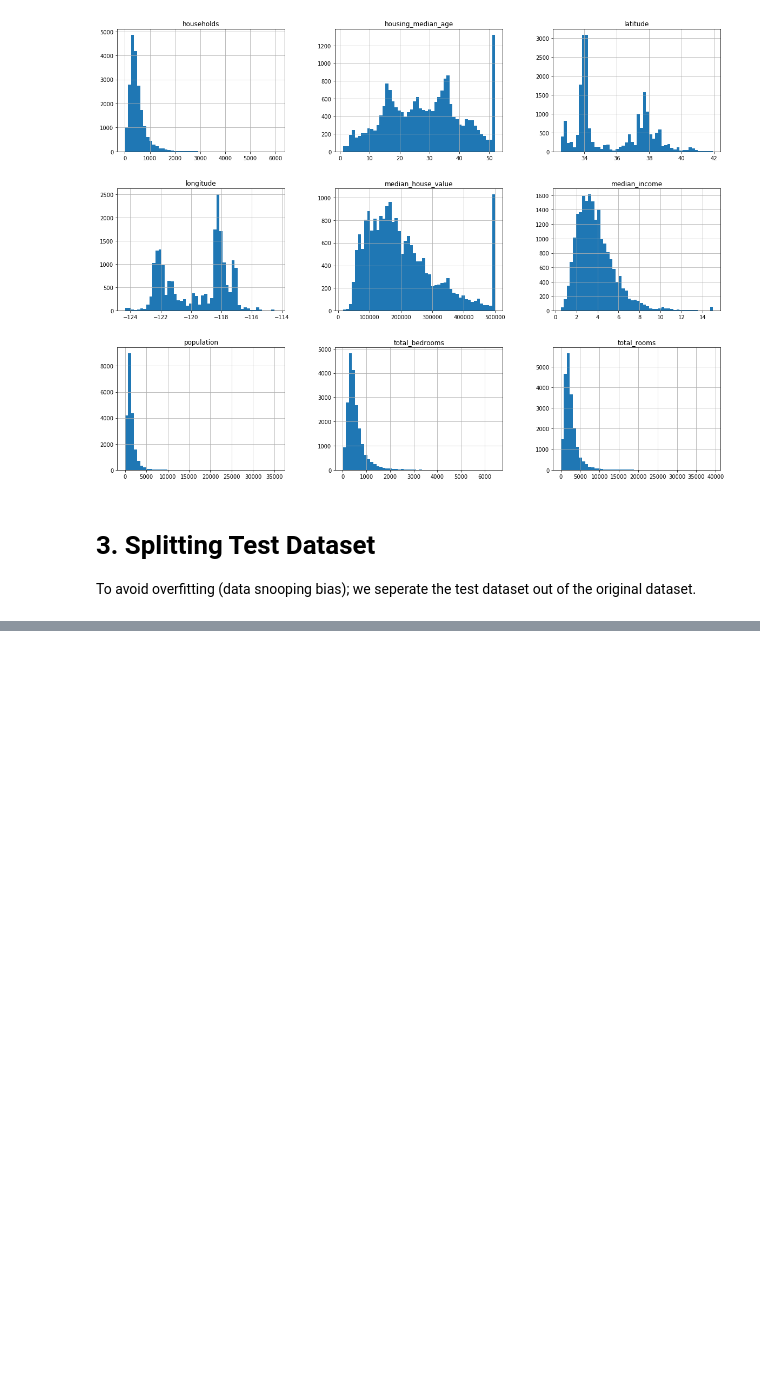
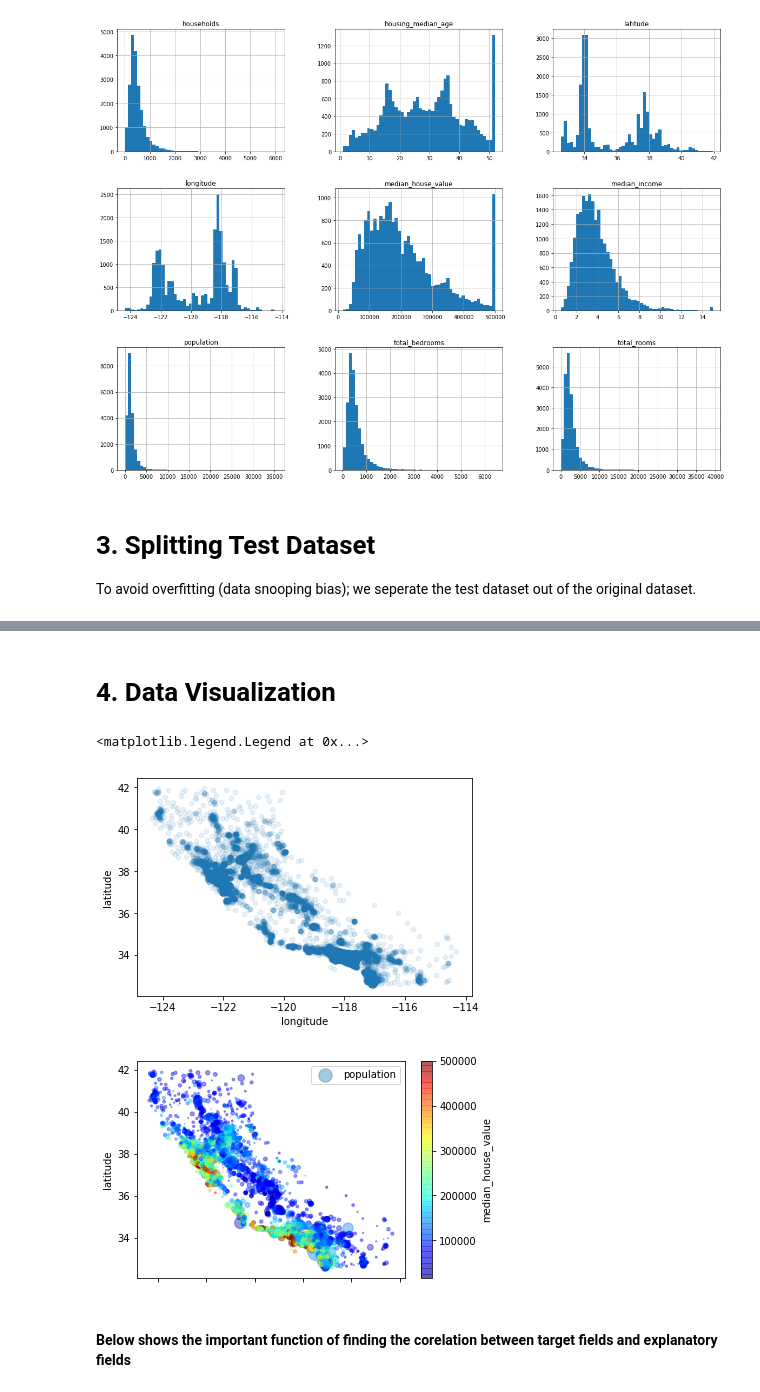
Before and after one commit to JimYang9788/machine-learning-notebooks, a Jupyter notebook: Supervised Regression Anaysis.ipynb, the cells around one changed output, grey strips where cells are left out. Drawn from its saved outputs; the diff is of its cells as text; code cells hidden in the pictures; blank space fills up the shorter version.

```diff
--- a/Supervised Regression Anaysis.ipynb
+++ b/Supervised Regression Anaysis.ipynb
@@ -117,3 +121,50 @@ train_set, test_set = split_train_test_by_id(housing_with_id, 0.2, "index")
 
 housing_with_id["id"] = housing["longitude"] * 1000 + housing["latitude"]
 train_set, test_set = split_train_test_by_id(housing_with_id, 0.2, "id")
+# %%
+# Sneaky Method 3
+from sklearn.model_selection import train_test_split
+train_set, test_set = train_test_split(housing, test_size=0.2, random_state=42)
+
+# With Expert Knowledge (Knowing how to split)
+# Stratified Sampling
+
+housing["income_cat"] = np.ceil(housing["median_income"] / 1.5)
+housing["income_cat"].where(housing["income_cat"] < 5, 5.0, inplace=True)
+
+from sklearn.model_selection import StratifiedShuffleSplit
+
+split = StratifiedShuffleSplit(n_splits=1, test_size=0.2, random_state=42)
+for train_index, test_index in split.split(housing, housing["income_cat"]):
+    strat_train_set = housing.loc[train_index]
+    strat_test_set = housing.loc[test_index]
+
+
+housing["income_cat"].value_counts() / len(housing)
+
+for set in (strat_train_set, strat_test_set):
+    set.drop(["income_cat"], axis=1, inplace=True)
+# %% [markdown]
+# 4. Data Visualization
+# %%
+housing = strat_train_set.copy()
+
+# alpha	float (0.0 transparent through 1.0 opaque)
+housing.plot(kind="scatter", x="longitude", y="latitude", alpha=0.1)
+
+# s represents the district population
+# c represents the price
+# cmap is the color map, here using jet
+housing.plot(kind="scatter", x="longitude", y="latitude", alpha=0.4,
+s=housing["population"]/100, label="population",
+c="median_house_value", cmap=plt.get_cmap("jet"), colorbar=True,
+)
+# This image tells you that the housing prices are very much related to the location
+# (e.g., close to the ocean) and to the population density, as you probably knew already
+plt.legend()
+# %% [output]
+<matplotlib.legend.Legend at 0x...>
+[figure, added]
+[figure, added]
+# %% [markdown]
+#### Below shows the important function of finding the corelation between target fields and explanatory fields
```
Also changed, not shown: parts of 5 cells of this notebook.
